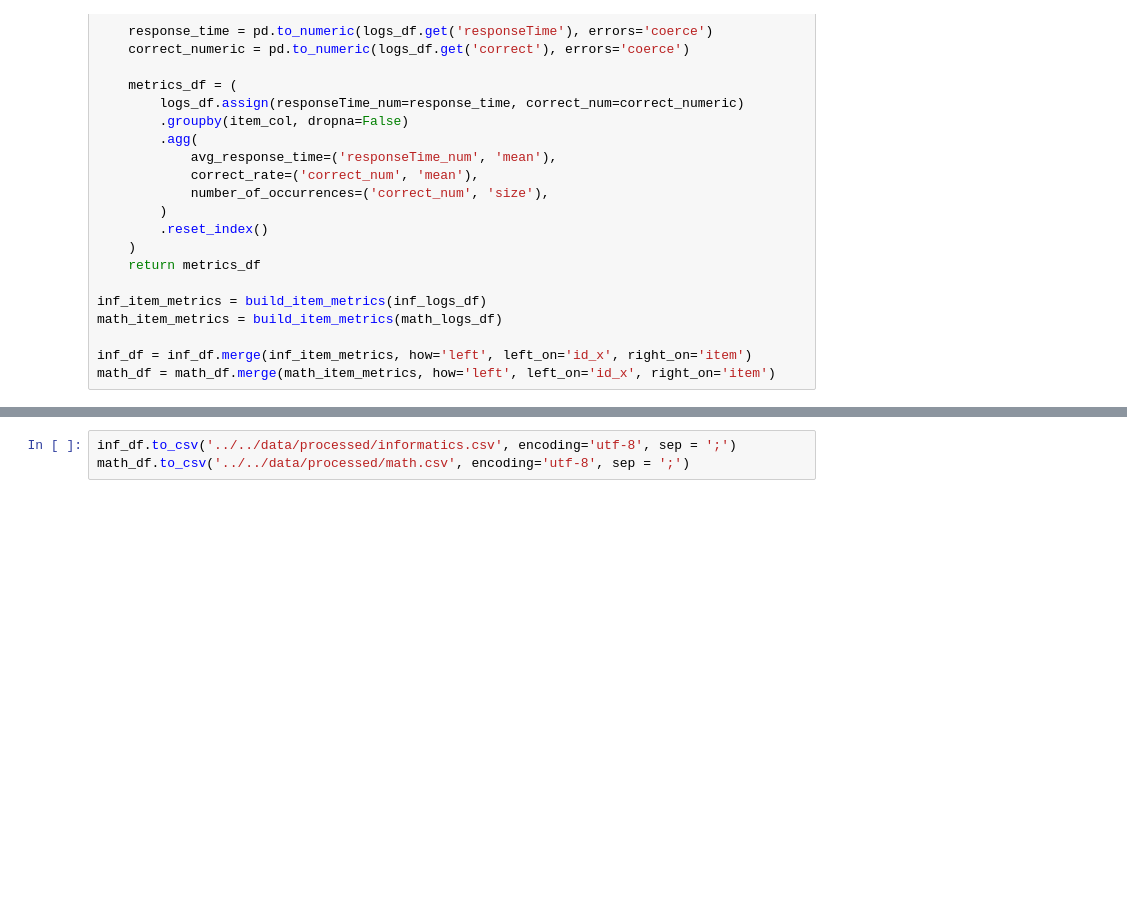
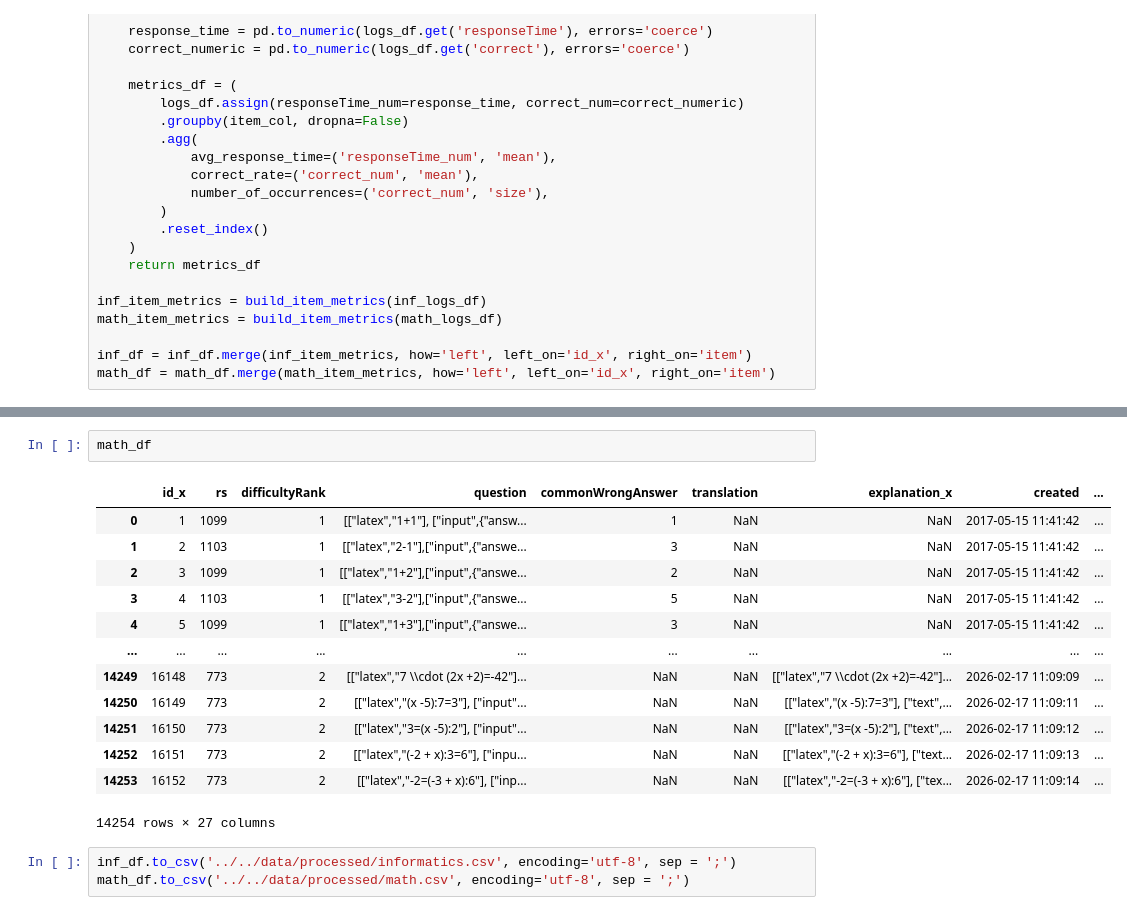
Before and after one commit to vojtech-balek/diploma-thesis, a Jupyter notebook: src/analysis/data-preprocessing.ipynb, the cells around one changed output, grey strips where cells are left out. Saved outputs shown, nothing was run; the diff lists cells and outputs as text; blank space fills up the shorter version.

```diff
--- a/src/analysis/data-preprocessing.ipynb
+++ b/src/analysis/data-preprocessing.ipynb
@@ -102,3 +210,19 @@ inf_item_metrics
+# %%
+math_df
+# %% [output]
+|  | id_x | rs | difficultyRank | question | commonWrongAnswer | translation | explanation_x | created | ... |
+| 0 | 1 | 1099 | 1 | [["latex","1+1"], ["input",{"answ... | 1 | NaN | NaN | 2017-05-15 11:41:42 | ... |
+| 1 | 2 | 1103 | 1 | [["latex","2-1"],["input",{"answe... | 3 | NaN | NaN | 2017-05-15 11:41:42 | ... |
+| 2 | 3 | 1099 | 1 | [["latex","1+2"],["input",{"answe... | 2 | NaN | NaN | 2017-05-15 11:41:42 | ... |
+| 3 | 4 | 1103 | 1 | [["latex","3-2"],["input",{"answe... | 5 | NaN | NaN | 2017-05-15 11:41:42 | ... |
+| 4 | 5 | 1099 | 1 | [["latex","1+3"],["input",{"answe... | 3 | NaN | NaN | 2017-05-15 11:41:42 | ... |
+| ... | ... | ... | ... | ... | ... | ... | ... | ... | ... |
+| 14249 | 16148 | 773 | 2 | [["latex","7 \\cdot (2x +2)=-42"]... | NaN | NaN | [["latex","7 \\cdot (2x +2)=-42"]... | 2026-02-17 11:09:09 | ... |
+| 14250 | 16149 | 773 | 2 | [["latex","(x -5):7=3"], ["input"... | NaN | NaN | [["latex","(x -5):7=3"], ["text",... | 2026-02-17 11:09:11 | ... |
+| 14251 | 16150 | 773 | 2 | [["latex","3=(x -5):2"], ["input"... | NaN | NaN | [["latex","3=(x -5):2"], ["text",... | 2026-02-17 11:09:12 | ... |
+| 14252 | 16151 | 773 | 2 | [["latex","(-2 + x):3=6"], ["inpu... | NaN | NaN | [["latex","(-2 + x):3=6"], ["text... | 2026-02-17 11:09:13 | ... |
+| 14253 | 16152 | 773 | 2 | [["latex","-2=(-3 + x):6"], ["inp... | NaN | NaN | [["latex","-2=(-3 + x):6"], ["tex... | 2026-02-17 11:09:14 | ... |
+14254 rows × 27 columns
 # %%
 inf_df.to_csv('../../data/processed/informatics.csv', encoding='utf-8', sep = ';')
 math_df.to_csv('../../data/processed/math.csv', encoding='utf-8', sep = ';')
```
Also changed, not shown: parts of 7 cells of this notebook.
